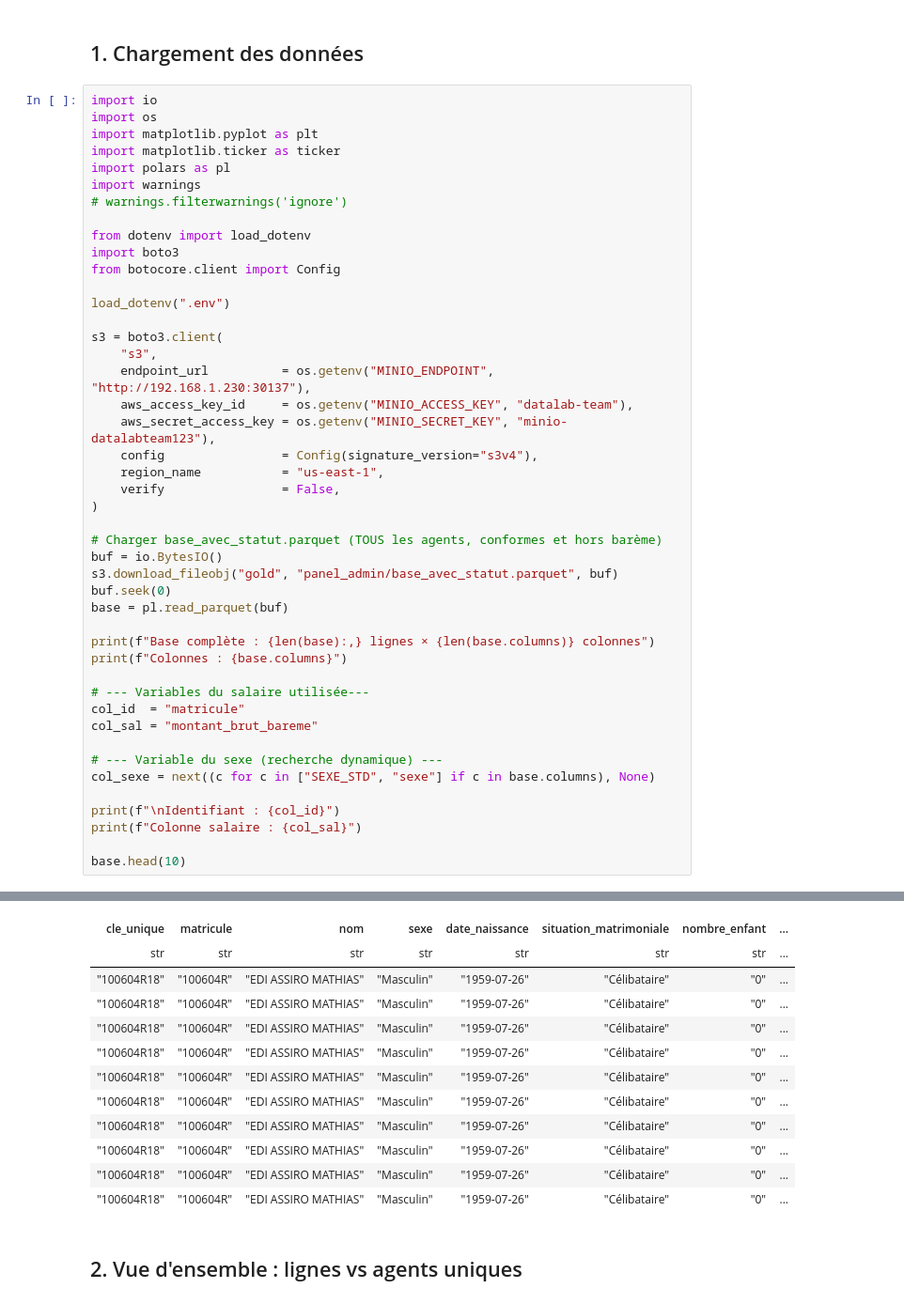
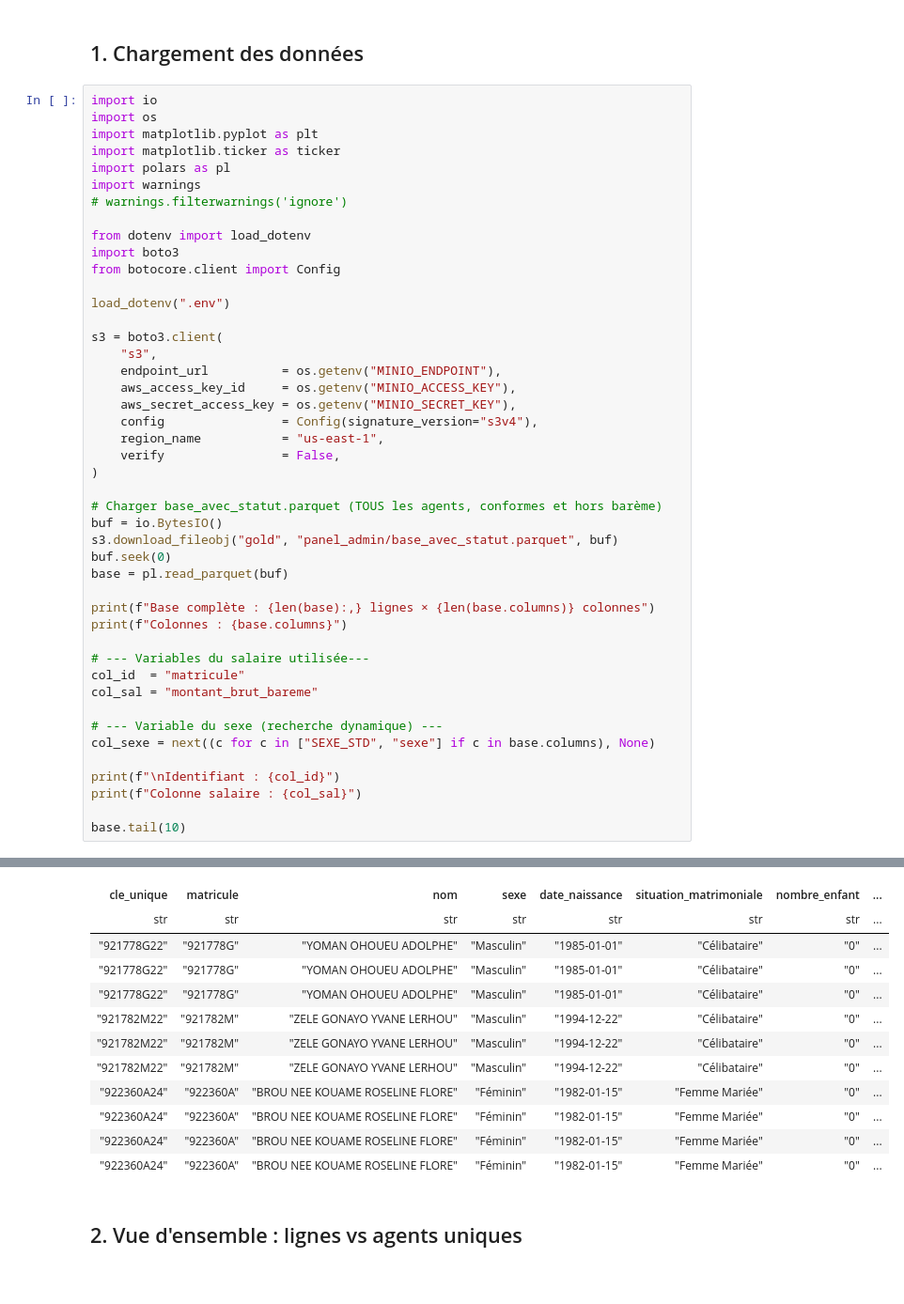
Before and after one commit to cae-ins/panel_admin_data, a Jupyter notebook: exploration_hors_bareme.ipynb, the cells around one changed output, grey strips where cells are left out. Shown at 94% size. Saved outputs shown, nothing was run; the diff lists cells and outputs as text.

Commit message:
🩹 Fixer les keys MINIO

```diff
--- a/exploration_hors_bareme.ipynb
+++ b/exploration_hors_bareme.ipynb
@@ -25,53 +25,53 @@ load_dotenv(".env")
 
 s3 = boto3.client(
     "s3",
-    endpoint_url          = os.getenv("MINIO_ENDPOINT", "http://192.168.1.230:30137"),
-    aws_access_key_id     = os.getenv("MINIO_ACCESS_KEY", "datalab-team"),
-    aws_secret_access_key = os.getenv("MINIO_SECRET_KEY", "minio-datalabteam123"),
+    endpoint_url          = os.getenv("MINIO_ENDPOINT"),
+    aws_access_key_id     = os.getenv("MINIO_ACCESS_KEY"),
+    aws_secret_access_key = os.getenv("MINIO_SECRET_KEY"),
     config                = Config(signature_version="s3v4"),
     region_name           = "us-east-1",
     verify                = False,
 )
 
 # Charger base_avec_statut.parquet (TOUS les agents, conformes et hors barème)
 buf = io.BytesIO()
 s3.download_fileobj("gold", "panel_admin/base_avec_statut.parquet", buf)
 buf.seek(0)
 base = pl.read_parquet(buf)
 
 print(f"Base complète : {len(base):,} lignes × {len(base.columns)} colonnes")
 print(f"Colonnes : {base.columns}")
 
 # --- Variables du salaire utilisée---
 col_id  = "matricule"
 col_sal = "montant_brut_bareme"
 
 # --- Variable du sexe (recherche dynamique) ---
 col_sexe = next((c for c in ["SEXE_STD", "sexe"] if c in base.columns), None)
 
 print(f"\nIdentifiant : {col_id}")
 print(f"Colonne salaire : {col_sal}")
 
-base.head(10)
+base.tail(10)
 # %% [output]
 Base complète : 6,914,095 lignes × 55 colonnes
 Colonnes : ['cle_unique', 'matricule', 'nom', 'sexe', 'date_naissance', 'situation_matrimoniale', 'nombre_enfant', 'situation_normalisee', 'CODE_ORGANISME', 'organisme', 'CODE_EMPLOI', 'emploi', 'Code ...
 
 Identifiant : matricule
 Colonne salaire : montant_brut_bareme
 shape: (10, 55)
 | cle_unique | matricule | nom | sexe | date_naissance | situation_matrimoniale | nombre_enfant | ... |
 | str | str | str | str | str | str | str | ... |
-| "100604R18" | "100604R" | "EDI ASSIRO MATHIAS" | "Masculin" | "1959-07-26" | "Célibataire" | "0" | ... |
-| "100604R18" | "100604R" | "EDI ASSIRO MATHIAS" | "Masculin" | "1959-07-26" | "Célibataire" | "0" | ... |
-| "100604R18" | "100604R" | "EDI ASSIRO MATHIAS" | "Masculin" | "1959-07-26" | "Célibataire" | "0" | ... |
-| "100604R18" | "100604R" | "EDI ASSIRO MATHIAS" | "Masculin" | "1959-07-26" | "Célibataire" | "0" | ... |
-| "100604R18" | "100604R" | "EDI ASSIRO MATHIAS" | "Masculin" | "1959-07-26" | "Célibataire" | "0" | ... |
-| "100604R18" | "100604R" | "EDI ASSIRO MATHIAS" | "Masculin" | "1959-07-26" | "Célibataire" | "0" | ... |
-| "100604R18" | "100604R" | "EDI ASSIRO MATHIAS" | "Masculin" | "1959-07-26" | "Célibataire" | "0" | ... |
-| "100604R18" | "100604R" | "EDI ASSIRO MATHIAS" | "Masculin" | "1959-07-26" | "Célibataire" | "0" | ... |
-| "100604R18" | "100604R" | "EDI ASSIRO MATHIAS" | "Masculin" | "1959-07-26" | "Célibataire" | "0" | ... |
-| "100604R18" | "100604R" | "EDI ASSIRO MATHIAS" | "Masculin" | "1959-07-26" | "Célibataire" | "0" | ... |
+| "921778G22" | "921778G" | "YOMAN OHOUEU ADOLPHE" | "Masculin" | "1985-01-01" | "Célibataire" | "0" | ... |
+| "921778G22" | "921778G" | "YOMAN OHOUEU ADOLPHE" | "Masculin" | "1985-01-01" | "Célibataire" | "0" | ... |
+| "921778G22" | "921778G" | "YOMAN OHOUEU ADOLPHE" | "Masculin" | "1985-01-01" | "Célibataire" | "0" | ... |
+| "921782M22" | "921782M" | "ZELE GONAYO YVANE LERHOU" | "Masculin" | "1994-12-22" | "Célibataire" | "0" | ... |
+| "921782M22" | "921782M" | "ZELE GONAYO YVANE LERHOU" | "Masculin" | "1994-12-22" | "Célibataire" | "0" | ... |
+| "921782M22" | "921782M" | "ZELE GONAYO YVANE LERHOU" | "Masculin" | "1994-12-22" | "Célibataire" | "0" | ... |
+| "922360A24" | "922360A" | "BROU NEE KOUAME ROSELINE FLORE" | "Féminin" | "1982-01-15" | "Femme Mariée" | "0" | ... |
+| "922360A24" | "922360A" | "BROU NEE KOUAME ROSELINE FLORE" | "Féminin" | "1982-01-15" | "Femme Mariée" | "0" | ... |
+| "922360A24" | "922360A" | "BROU NEE KOUAME ROSELINE FLORE" | "Féminin" | "1982-01-15" | "Femme Mariée" | "0" | ... |
+| "922360A24" | "922360A" | "BROU NEE KOUAME ROSELINE FLORE" | "Féminin" | "1982-01-15" | "Femme Mariée" | "0" | ... |
 # %% [markdown]
 ## 2. Vue d'ensemble : lignes vs agents uniques
 # %%
```
Also changed, not shown: parts of 21 cells of this notebook, 36 other files.
